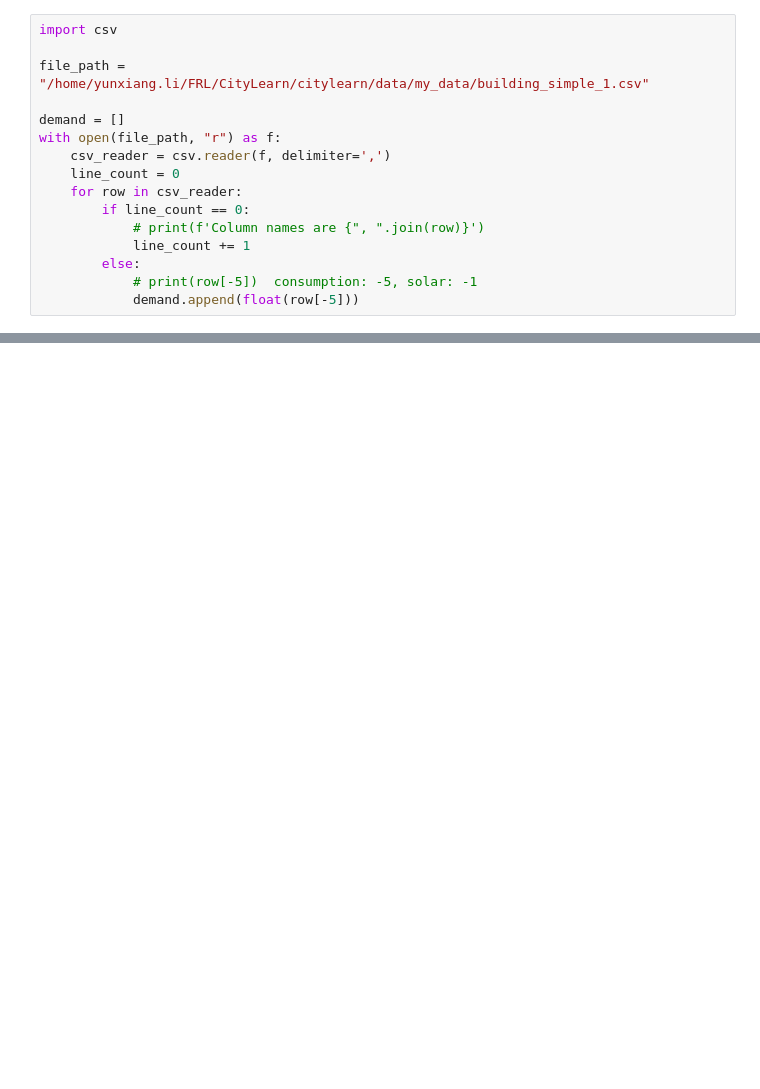
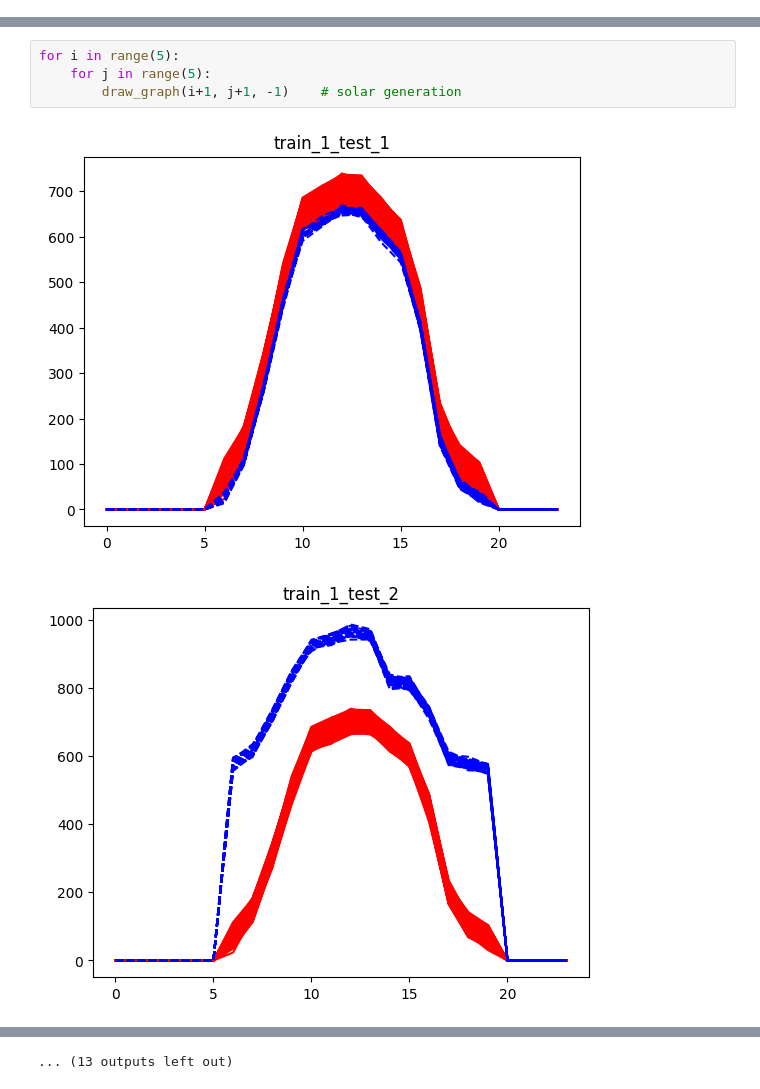
Before and after one commit to Optimization-and-Machine-Learning-Lab/energy_fed_trpo, a Jupyter notebook: CityLearn/citylearn/data/my_data/banma.ipynb, the cells around one changed output, grey strips where cells are left out. Drawn from its saved outputs; the diff is of its cells as text; blank space fills up the shorter version.

Commit message:
visualize training and testing data

```diff
--- a/CityLearn/citylearn/data/my_data/banma.ipynb
+++ b/CityLearn/citylearn/data/my_data/banma.ipynb
@@ -1,16 +0,0 @@
-# %%
-import csv
-
-file_path = "/home/yunxiang.li/FRL/CityLearn/citylearn/data/my_data/building_simple_1.csv"
-
-demand = []
-with open(file_path, "r") as f:
-    csv_reader = csv.reader(f, delimiter=',')
-    line_count = 0
-    for row in csv_reader:
-        if line_count == 0:
-            # print(f'Column names are {", ".join(row)}')
-            line_count += 1
-        else:
-            # print(row[-5])  consumption: -5, solar: -1
-            demand.append(float(row[-5]))
@@ -39,0 +53,7 @@ for i in range(len(plot_demand_test)):
+# %%
+for i in range(5):
+    for j in range(5):
+        draw_graph(i+1, j+1, -1)    # solar generation
+# %% [output]
+[figure, added]
+[figure, added]
@@ -39,0 +70 @@ for i in range(len(plot_demand_test)):
+... (13 outputs left out)
```
Also changed, not shown: parts of 4 cells of this notebook.
